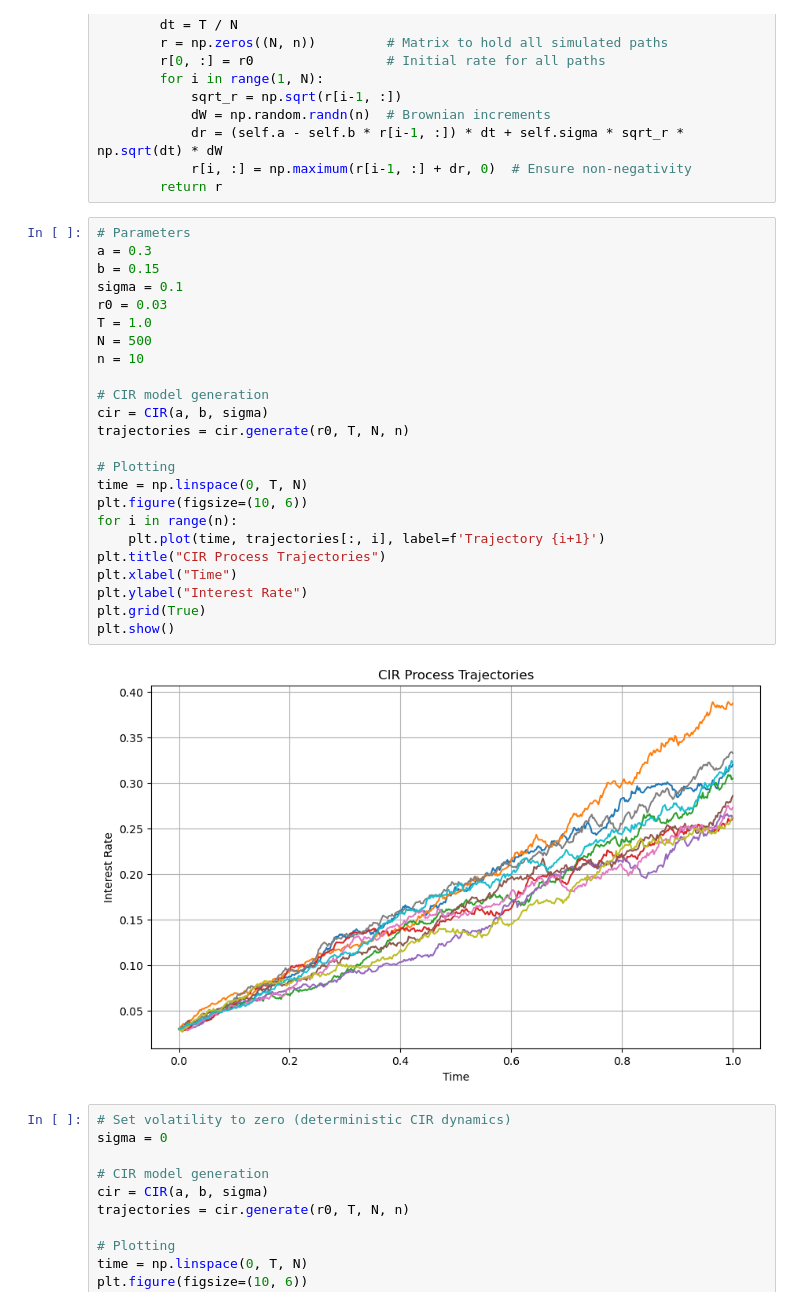
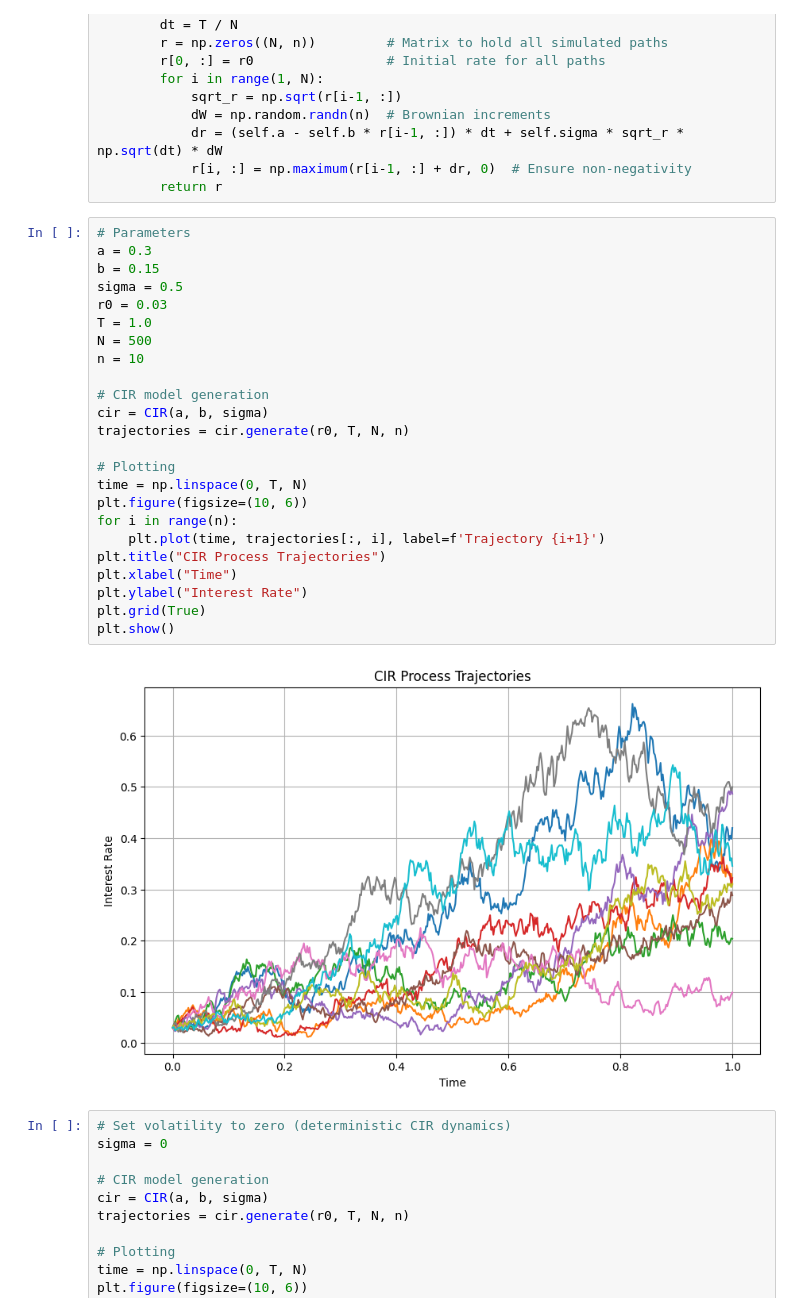
Before and after one commit to Hassen214/Project-IMI, a Jupyter notebook: CIR.ipynb, the cells around one changed output. Cells and saved outputs as stored; diff of their text form.

```diff
--- a/CIR.ipynb
+++ b/CIR.ipynb
@@ -50,29 +50,29 @@ class CIR:
 # %%
 # Parameters
 a = 0.3
 b = 0.15
-sigma = 0.1
+sigma = 0.5
 r0 = 0.03
 T = 1.0
 N = 500
 n = 10
 
 # CIR model generation
 cir = CIR(a, b, sigma)
 trajectories = cir.generate(r0, T, N, n)
 
 # Plotting
 time = np.linspace(0, T, N)
 plt.figure(figsize=(10, 6))
 for i in range(n):
     plt.plot(time, trajectories[:, i], label=f'Trajectory {i+1}')
 plt.title("CIR Process Trajectories")
 plt.xlabel("Time")
 plt.ylabel("Interest Rate")
 plt.grid(True)
 plt.show()
 # %% [output]
-[figure, old version]
+[figure, new version]
 # %%
 # Set volatility to zero (deterministic CIR dynamics)
 sigma = 0
```
Also changed, not shown: parts of 1 cell of this notebook, 1 other file.
